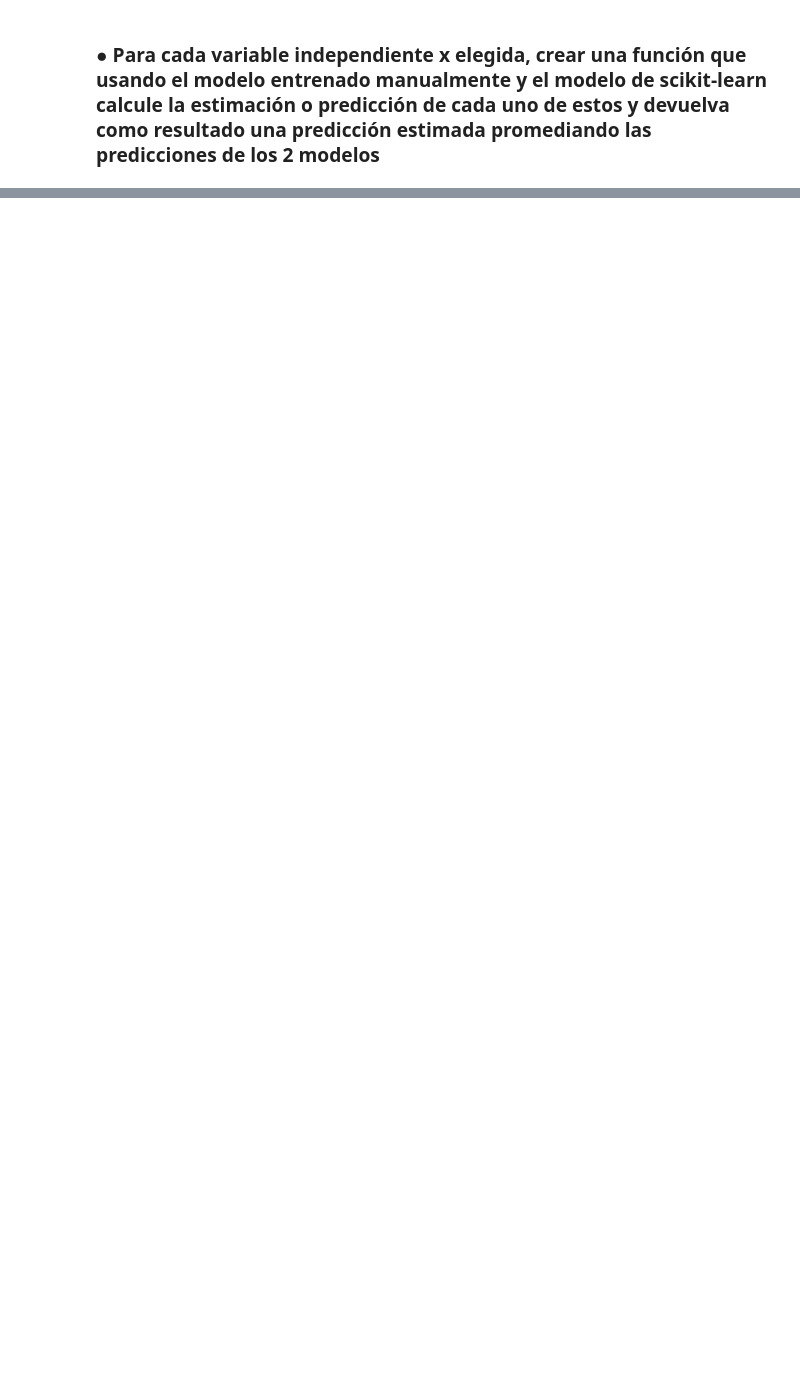
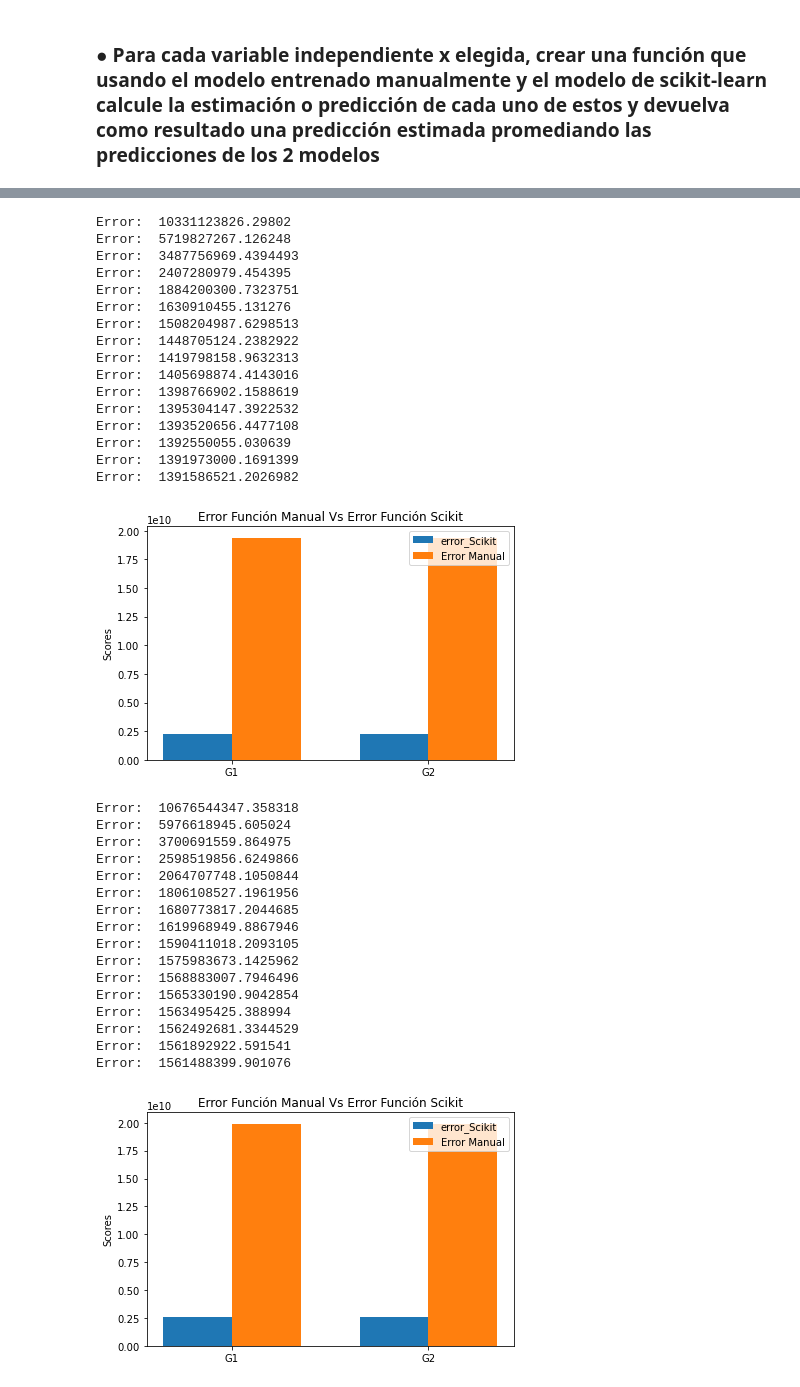
Before and after one commit to EmilioGGG/galileo, a Jupyter notebook: Proyecto_Final_CDP.ipynb, the cells around one changed output, grey strips where cells are left out. Cells and saved outputs as stored; diff of their text form; code cells hidden in the pictures; blank space fills up the shorter version.

```diff
--- a/Proyecto_Final_CDP.ipynb
+++ b/Proyecto_Final_CDP.ipynb
@@ -325,11 +305,42 @@ array([222526.58316807, 167194.23093816, 167194.23093816, ...,
 # %%
 def manual_vs_scikit(data_entrena):
     var_rec = 1
-    f_c = func_scikit(data_entrena,var_rec)
-    error_val, modelo = func_proyecto(data_entrenamiento[:,var_rec],data_entrenamiento[:,0],500,30,0.0003)
+    f_c, error_sc = func_scikit(data_entrena,var_rec)
+    error_val, modelo = func_proyecto(data_entrena[:,var_rec],data_entrena[:,0],500,30,0.0003)
     #500 porque creo que es el valor optimo que tengo
-    f_m = calculo_yhat(modelo[499,2:4],data_entrenamiento[:,var_rec]) #Vector X
+
+    f_m = calculo_yhat(modelo[(len(modelo)-1),2:4],data_entrena[:,var_rec]) #Vector X
     prom_pred = (f_m*f_c)/2
     #print(prom_pred.shape)
     #print("f_m", f_m.shape, "f_C", f_c.shape)
-    return f_m, f_c, prom_pred
+
+
+
+    labels = ['G1','G2']
+    x = np.arange(len(labels))  # the label locations
+    width = 0.35  # the width of the bars
+
+    #print("shape", error_val.shape, "error FM" , error_val[(len(error_val)-1),1:2])
+
+    fig, ax = plt.subplots()
+    rects1 = ax.bar(x - width/2, error_sc, width, label='error_Scikit')
+    rects2 = ax.bar(x + width/2, error_val[1,1:2], width, label='Error Manual')
+
+    # Add some text for labels, title and custom x-axis tick labels, etc.
+    ax.set_ylabel('Scores')
+    ax.set_title('Error Función Manual Vs Error Función Scikit')
+    ax.set_xticks(x)
+    ax.set_xticklabels(labels)
+    ax.legend()
+
+  #  ax.bar_label(rects1, padding=3)
+  #  ax.bar_label(rects2, padding=3)
+
+    fig.tight_layout()
+
+    plt.show()
+
+
+
+
+    return f_m, f_c, prom_pred, error_val
@@ -365,0 +347,40 @@ Error:  1391586521.2026982
+# %%
+manual_vs_scikit(data_entrenamiento)
+
+
+manual_vs_scikit(data_validacion)
+# %% [output]
+Error:  10331123826.29802
+Error:  5719827267.126248
+Error:  3487756969.4394493
+Error:  2407280979.454395
+Error:  1884200300.7323751
+Error:  1630910455.131276
+Error:  1508204987.6298513
+Error:  1448705124.2382922
+Error:  1419798158.9632313
+Error:  1405698874.4143016
+Error:  1398766902.1588619
+Error:  1395304147.3922532
+Error:  1393520656.4477108
+Error:  1392550055.030639
+Error:  1391973000.1691399
+Error:  1391586521.2026982
+[figure, added]
+Error:  10676544347.358318
+Error:  5976618945.605024
+Error:  3700691559.864975
+Error:  2598519856.6249866
+Error:  2064707748.1050844
+Error:  1806108527.1961956
+Error:  1680773817.2044685
+Error:  1619968949.8867946
+Error:  1590411018.2093105
+Error:  1575983673.1425962
+Error:  1568883007.7946496
+Error:  1565330190.9042854
+Error:  1563495425.388994
+Error:  1562492681.3344529
+Error:  1561892922.591541
+Error:  1561488399.901076
+[figure, added]
```
Also changed, not shown: parts of 8 cells of this notebook.
